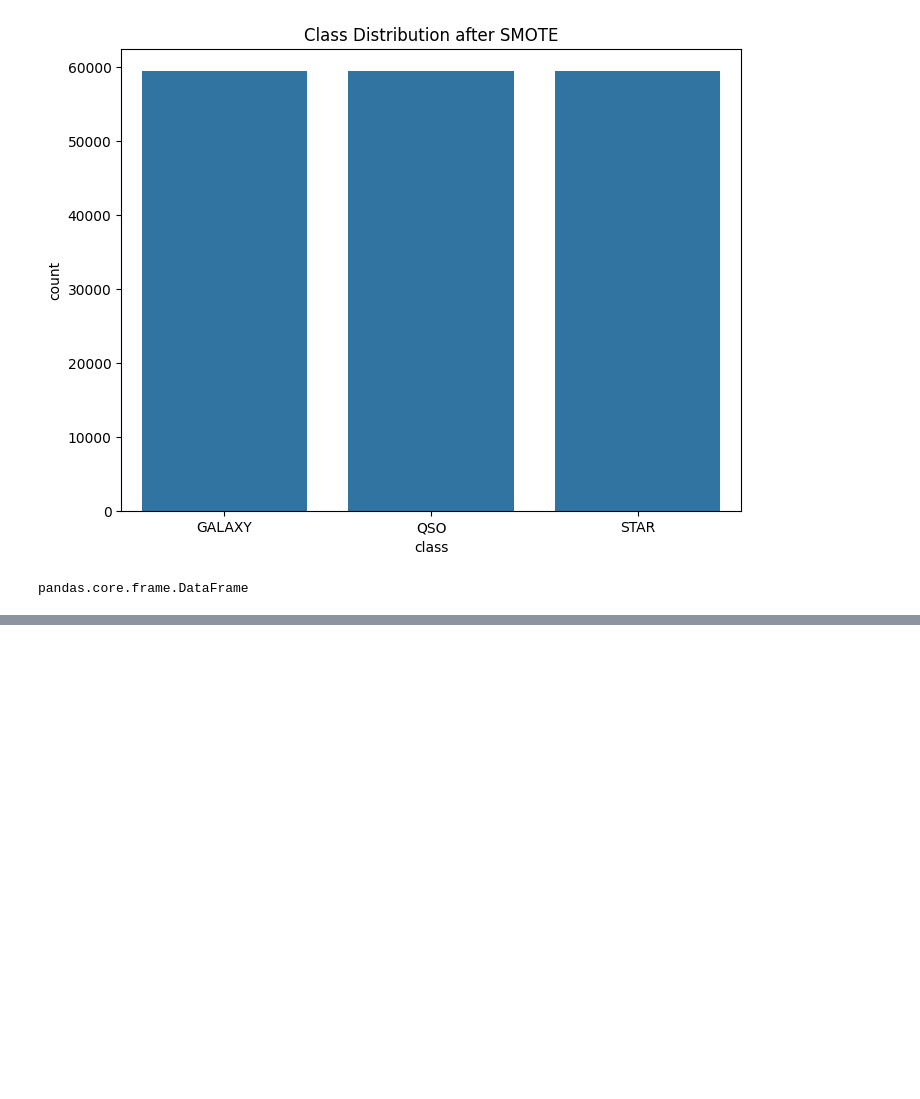
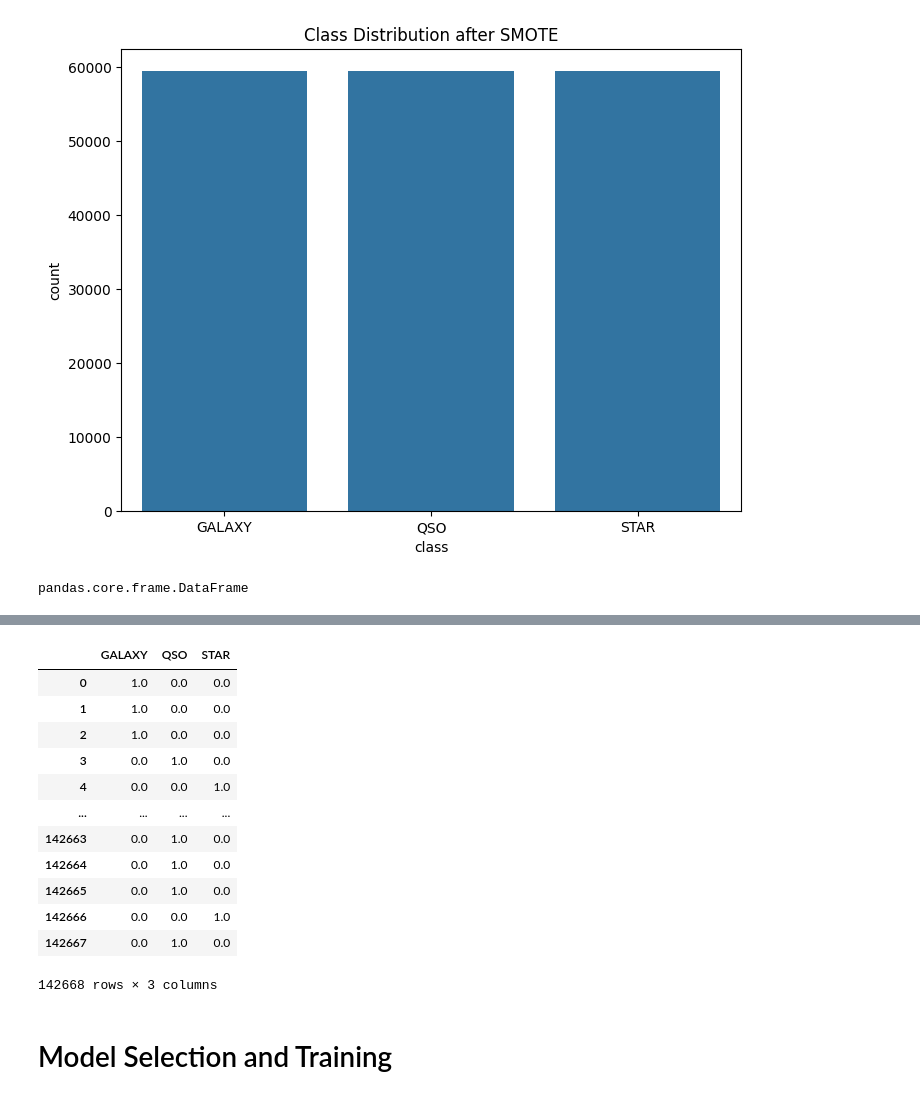
Before and after one commit to MetaphysicalSploumsky/Stellar-Classification, a Jupyter notebook: stellar-classification-problem.ipynb, the cells around one changed output, grey strips where cells are left out. Drawn from its saved outputs; the diff is of its cells as text; code cells hidden in the pictures; blank space fills up the shorter version.

Commit message:
finished pre-processing

```diff
--- a/stellar-classification-problem.ipynb
+++ b/stellar-classification-problem.ipynb
@@ -388,0 +316,25 @@ I am no astrophysicist, so I will be using a Random Forest to figure out which f
+# %%
+# pre-processing targets
+from sklearn.preprocessing import OneHotEncoder
+
+encoder = OneHotEncoder()
+y_train_encoded = encoder.fit_transform(y_train.values.reshape(-1, 1))
+y_train_df = pd.DataFrame(y_train_encoded.toarray(), columns=encoder.categories_[0])
+
+y_train_df
+# %% [output]
+|  | GALAXY | QSO | STAR |
+| 0 | 1.0 | 0.0 | 0.0 |
+| 1 | 1.0 | 0.0 | 0.0 |
+| 2 | 1.0 | 0.0 | 0.0 |
+| 3 | 0.0 | 1.0 | 0.0 |
+| 4 | 0.0 | 0.0 | 1.0 |
+| ... | ... | ... | ... |
+| 142663 | 0.0 | 1.0 | 0.0 |
+| 142664 | 0.0 | 1.0 | 0.0 |
+| 142665 | 0.0 | 1.0 | 0.0 |
+| 142666 | 0.0 | 0.0 | 1.0 |
+| 142667 | 0.0 | 1.0 | 0.0 |
+142668 rows × 3 columns
+# %% [markdown]
+# Model Selection and Training
```
Also changed, not shown: parts of 6 cells of this notebook, 1 other file.
